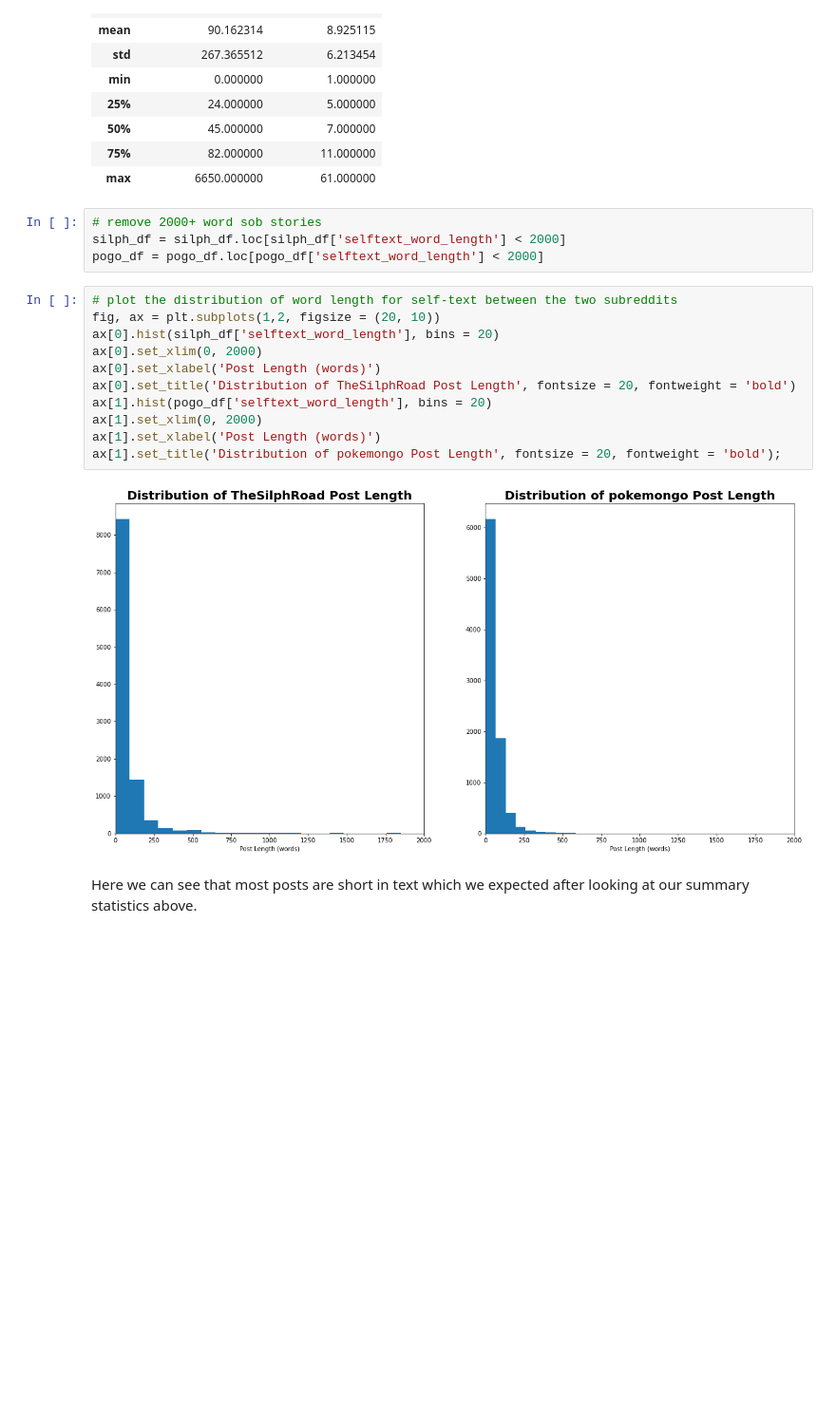
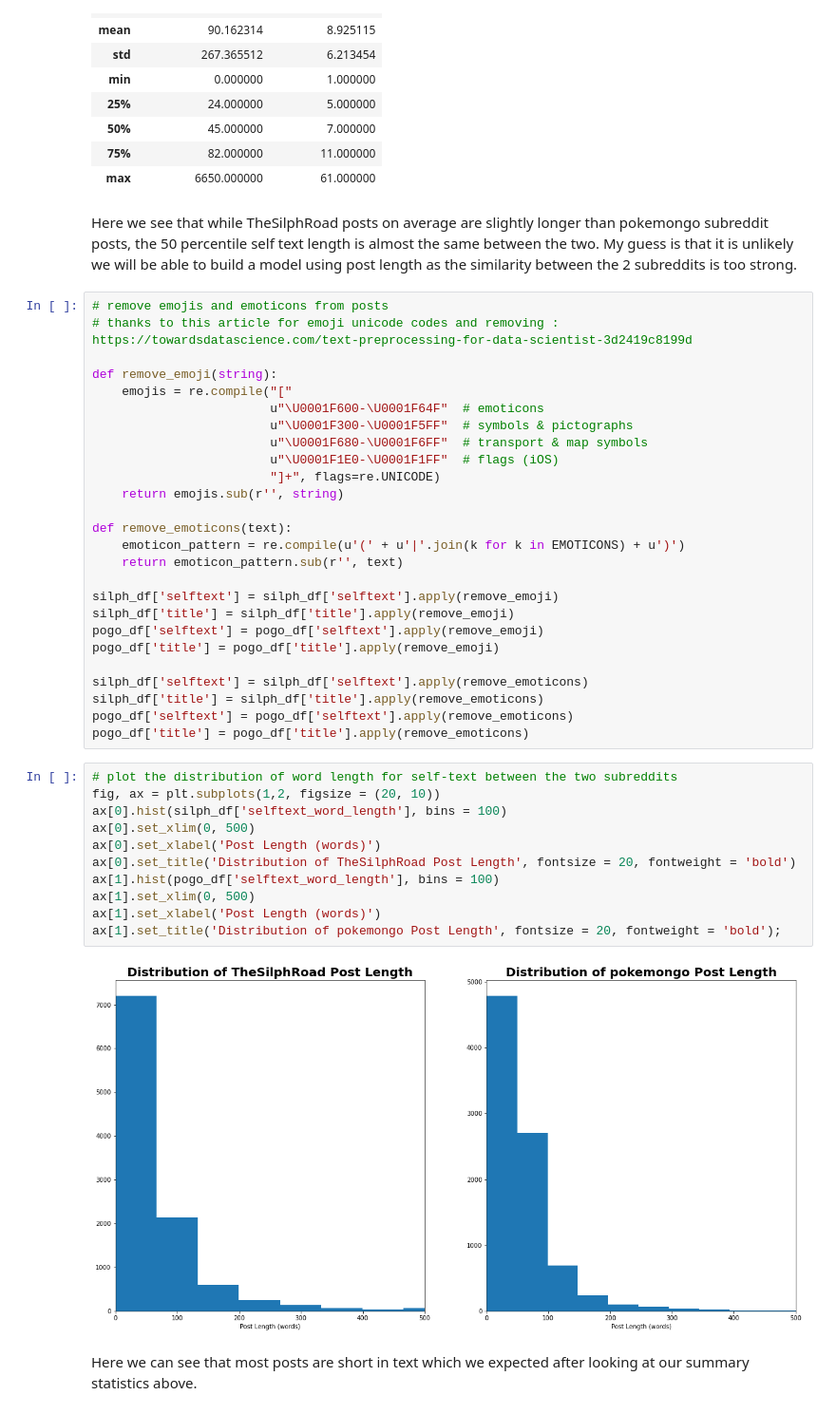
Before and after one commit to jesseptao/silph-v-pogo, a Jupyter notebook: code/02_Data_Cleaning_and_EDA.ipynb, the cells around one changed output. Shown: that part at 95% size. Saved outputs shown, nothing was run; the diff lists cells and outputs as text; blank space fills up the shorter version.

```diff
--- a/code/02_Data_Cleaning_and_EDA.ipynb
+++ b/code/02_Data_Cleaning_and_EDA.ipynb
@@ -83,23 +86,47 @@ silph_df.describe()
 | 50% | 45.000000 | 7.000000 |
 | 75% | 82.000000 | 11.000000 |
 | max | 6650.000000 | 61.000000 |
-# %%
-# remove 2000+ word sob stories
-silph_df = silph_df.loc[silph_df['selftext_word_length'] < 2000]
-pogo_df = pogo_df.loc[pogo_df['selftext_word_length'] < 2000]
+# %% [markdown]
+Here we see that while TheSilphRoad posts on average are slightly longer than pokemongo subreddit posts, the 50 percentile self text length is almost the same between the two. My guess is that it is unlikely we will be able to build a model using post length as the similarity between the 2 subreddits is too strong.
+# %%
+# remove emojis and emoticons from posts
+# thanks to this article for emoji unicode codes and removing : https://towardsdatascience.com/text-preprocessing-for-data-scientist-3d2419c8199d
+
+def remove_emoji(string):
+    emojis = re.compile("["
+                        u"\U0001F600-\U0001F64F"  # emoticons
+                        u"\U0001F300-\U0001F5FF"  # symbols & pictographs
+                        u"\U0001F680-\U0001F6FF"  # transport & map symbols
+                        u"\U0001F1E0-\U0001F1FF"  # flags (iOS)
+                        "]+", flags=re.UNICODE)
+    return emojis.sub(r'', string)
+
+def remove_emoticons(text):
+    emoticon_pattern = re.compile(u'(' + u'|'.join(k for k in EMOTICONS) + u')')
+    return emoticon_pattern.sub(r'', text)
+
+silph_df['selftext'] = silph_df['selftext'].apply(remove_emoji)
+silph_df['title'] = silph_df['title'].apply(remove_emoji)
+pogo_df['selftext'] = pogo_df['selftext'].apply(remove_emoji)
+pogo_df['title'] = pogo_df['title'].apply(remove_emoji)
+
+silph_df['selftext'] = silph_df['selftext'].apply(remove_emoticons)
+silph_df['title'] = silph_df['title'].apply(remove_emoticons)
+pogo_df['selftext'] = pogo_df['selftext'].apply(remove_emoticons)
+pogo_df['title'] = pogo_df['title'].apply(remove_emoticons)
 # %%
 # plot the distribution of word length for self-text between the two subreddits
 fig, ax = plt.subplots(1,2, figsize = (20, 10))
-ax[0].hist(silph_df['selftext_word_length'], bins = 20)
-ax[0].set_xlim(0, 2000)
+ax[0].hist(silph_df['selftext_word_length'], bins = 100)
+ax[0].set_xlim(0, 500)
 ax[0].set_xlabel('Post Length (words)')
 ax[0].set_title('Distribution of TheSilphRoad Post Length', fontsize = 20, fontweight = 'bold')
-ax[1].hist(pogo_df['selftext_word_length'], bins = 20)
-ax[1].set_xlim(0, 2000)
+ax[1].hist(pogo_df['selftext_word_length'], bins = 100)
+ax[1].set_xlim(0, 500)
 ax[1].set_xlabel('Post Length (words)')
 ax[1].set_title('Distribution of pokemongo Post Length', fontsize = 20, fontweight = 'bold');
 # %% [output]
-[figure, old version]
+[figure, new version]
 # %% [markdown]
 Here we can see that most posts are short in text which we expected after looking at our summary statistics above.
 # %%
```
Also changed, not shown: parts of 13 cells of this notebook, 9 other files.
